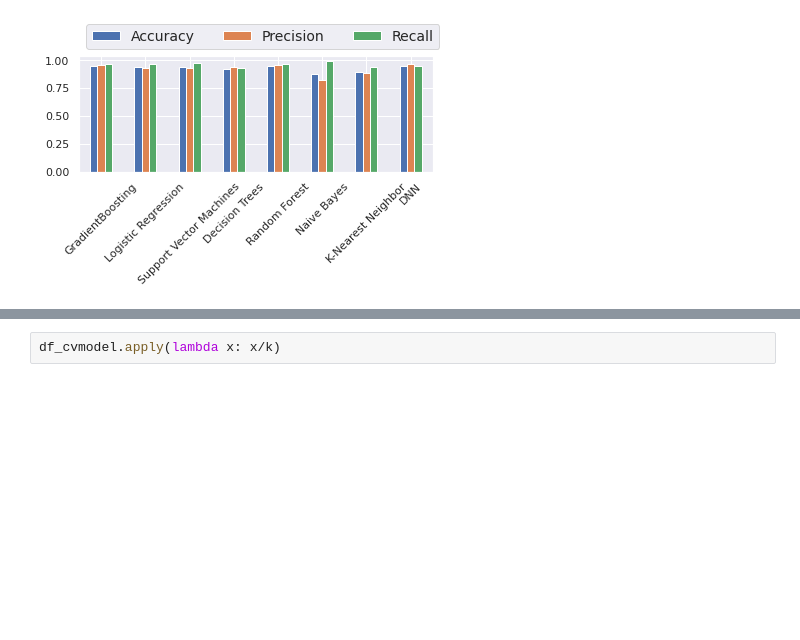
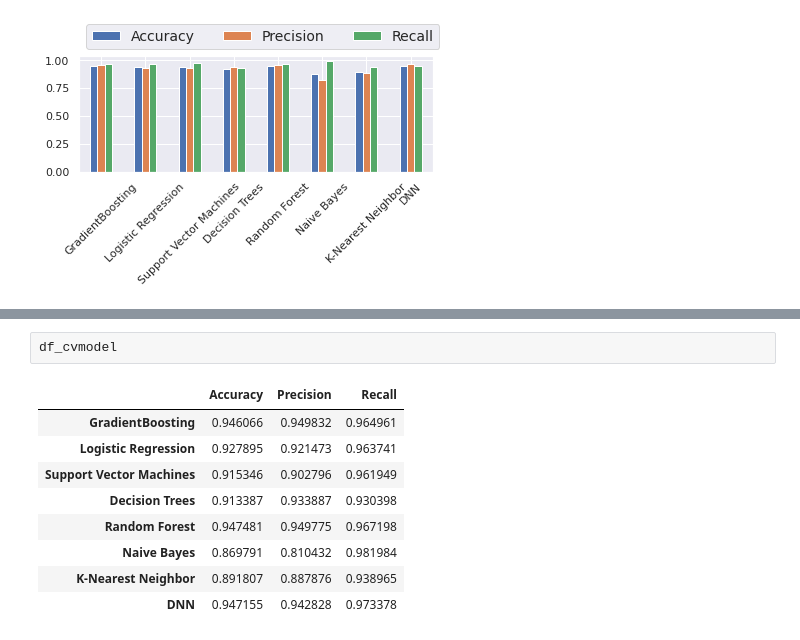
Before and after one commit to chukhman/lncRNAclassifier, a Jupyter notebook: Copyof_keras_binary_classifier_12.ipynb, the cells around one changed output, grey strips where cells are left out. Saved outputs shown, nothing was run; the diff lists cells and outputs as text; blank space fills up the shorter version.

```diff
--- a/Copyof_keras_binary_classifier_12.ipynb
+++ b/Copyof_keras_binary_classifier_12.ipynb
@@ -469,2 +492,12 @@ Model K-Nearest Neighbor Fitted
-# %%
-df_cvmodel.apply(lambda x: x/k)
+# %%
+df_cvmodel
+# %% [output]
+|  | Accuracy | Precision | Recall |
+| GradientBoosting | 0.946066 | 0.949832 | 0.964961 |
+| Logistic Regression | 0.927895 | 0.921473 | 0.963741 |
+| Support Vector Machines | 0.915346 | 0.902796 | 0.961949 |
+| Decision Trees | 0.913387 | 0.933887 | 0.930398 |
+| Random Forest | 0.947481 | 0.949775 | 0.967198 |
+| Naive Bayes | 0.869791 | 0.810432 | 0.981984 |
+| K-Nearest Neighbor | 0.891807 | 0.887876 | 0.938965 |
+| DNN | 0.947155 | 0.942828 | 0.973378 |
```
Also changed, not shown: parts of 4 cells of this notebook.
